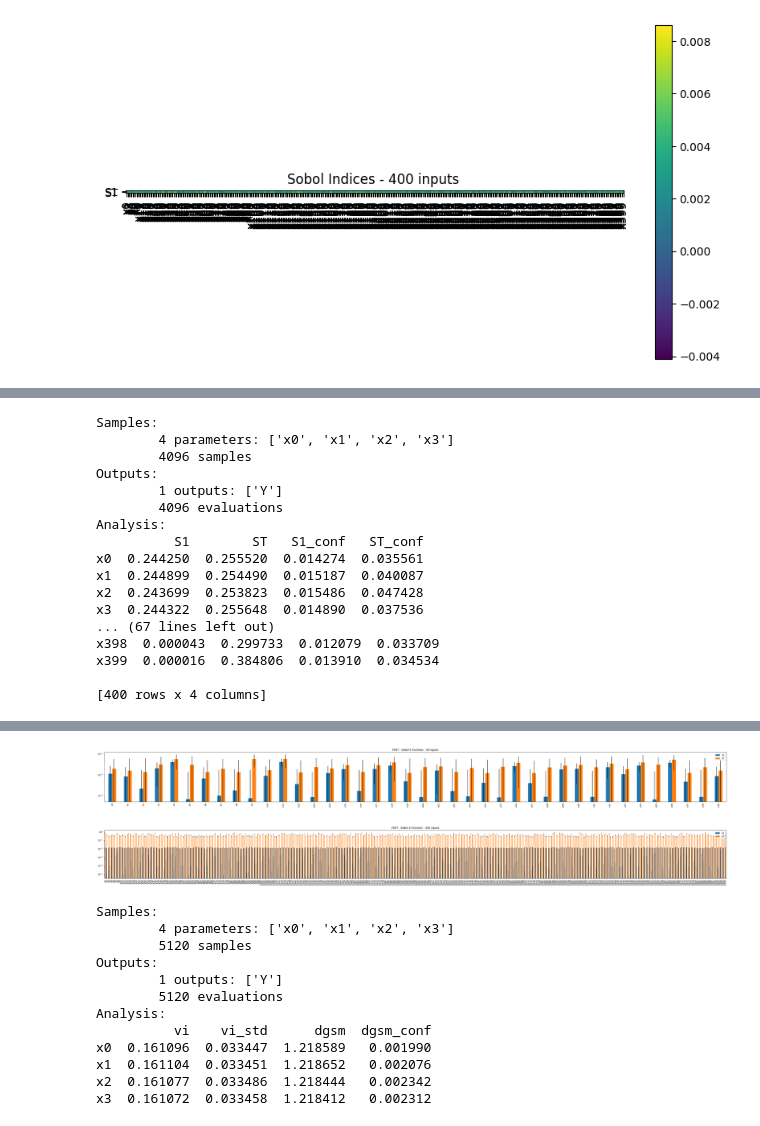
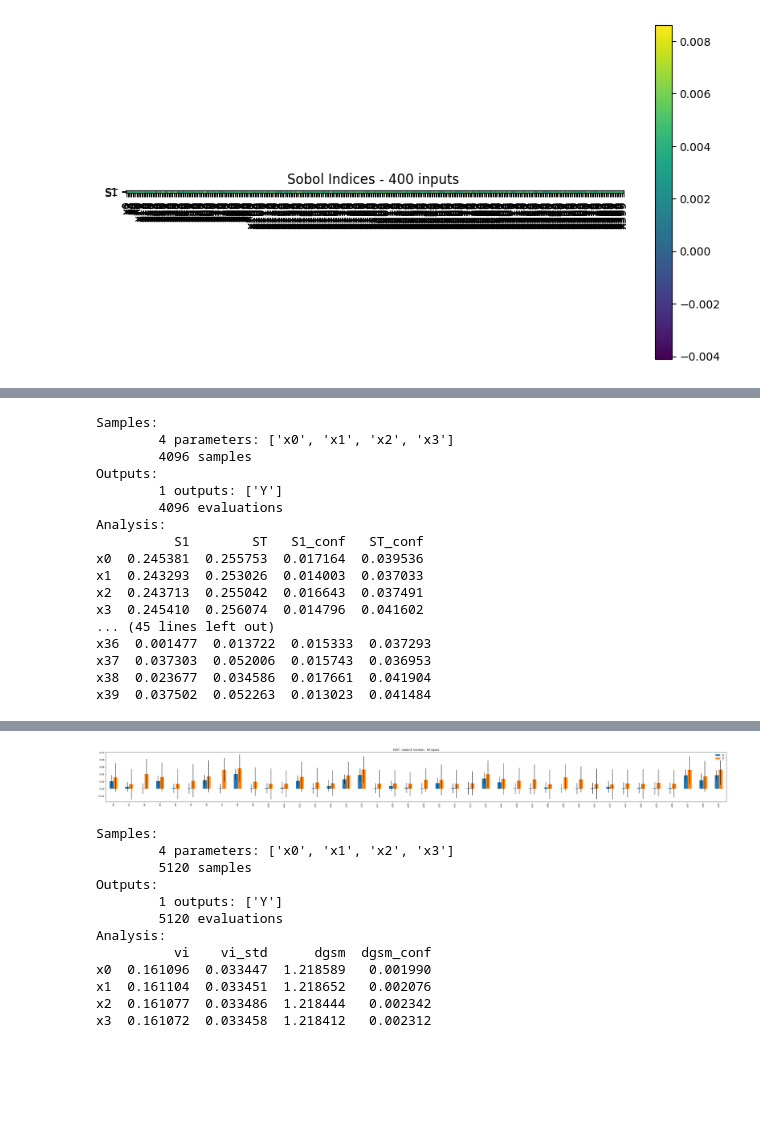
Before and after one commit to AllmieBloom/summer24, a Jupyter notebook: salib_exploration.ipynb, the cells around one changed output, grey strips where cells are left out. Cells and saved outputs as stored; diff of their text form; code cells hidden in the pictures; blank space fills up the shorter version.

```diff
--- a/salib_exploration.ipynb
+++ b/salib_exploration.ipynb
@@ -446,7 +446,7 @@ def fast_sobol_g(n:int, sp:ProblemSpec, a_arr=[], delta_arr=[]):
 
     # === Plotting results ===
     axes = sp.plot() #  returns matplotlib axes object
-    axes.set_yscale('log') # set plot to log scale
+    # axes.set_yscale('log') # set plot to log scale
     fig = plt.gcf() # get current figure
     fig.set_size_inches(40, 4)
     plt.title(label=f"FAST - Sobol G Function - {n} inputs")
@@ -1397,7 +1359,7 @@ x399 -0.000537  0.024978
 # %%
 fast_sobol_g(4, sp_param_4, a_arr=a_param_4, delta_arr=delta_param_4)
 fast_sobol_g(40, sp_param_40, a_arr=a_param_40, delta_arr=delta_param_40)
-fast_sobol_g(400, sp_param_400, a_arr=a_param_400, delta_arr=delta_param_400)
+# fast_sobol_g(400, sp_param_400, a_arr=a_param_400, delta_arr=delta_param_400)
 # %% [output]
 Samples:
         4 parameters: ['x0', 'x1', 'x2', 'x3']
@@ -1407,12 +1369,12 @@ Outputs:
         4096 evaluations
 Analysis:
           S1        ST   S1_conf   ST_conf
-x0  0.244250  0.255520  0.014274  0.035561
-x1  0.244899  0.254490  0.015187  0.040087
-x2  0.243699  0.253823  0.015486  0.047428
-x3  0.244322  0.255648  0.014890  0.037536
-... (67 lines left out)
-x398  0.000043  0.299733  0.012079  0.033709
-x399  0.000016  0.384806  0.013910  0.034534
-
-[400 rows x 4 columns]
+x0  0.245381  0.255753  0.017164  0.039536
+x1  0.243293  0.253026  0.014003  0.037033
+x2  0.243713  0.255042  0.016643  0.037491
+x3  0.245410  0.256074  0.014796  0.041602
+... (45 lines left out)
+x36  0.001477  0.013722  0.015333  0.037293
+x37  0.037303  0.052006  0.015743  0.036953
+x38  0.023677  0.034586  0.017661  0.041904
+x39  0.037502  0.052263  0.013023  0.041484
@@ -1420,5 +1382,4 @@ x399  0.000016  0.384806  0.013910  0.034534
-[figure, old version]
+[figure, new version]
-[figure, removed]
 # %%
 dgsm_sobol_g(4, sp_param_4, a_arr=a_param_4, delta_arr=delta_param_4)
 dgsm_sobol_g(40, sp_param_40, a_arr=a_param_40, delta_arr=delta_param_40)
```
Also changed, not shown: parts of 10 cells of this notebook, 1 other file.
